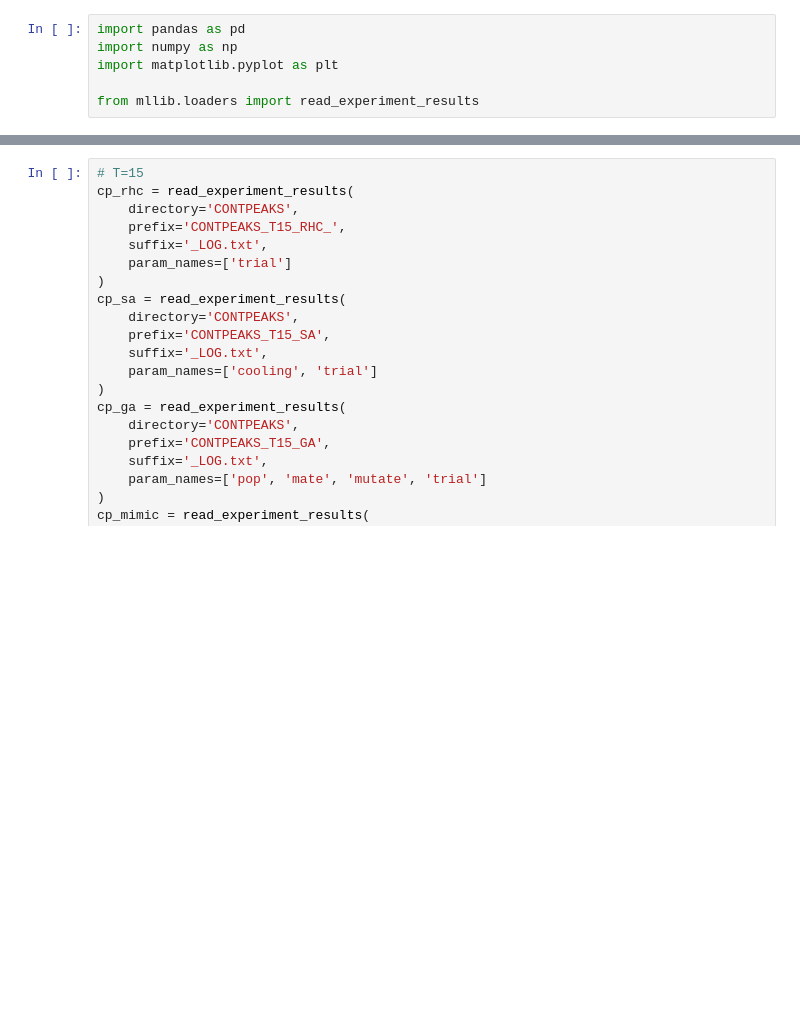
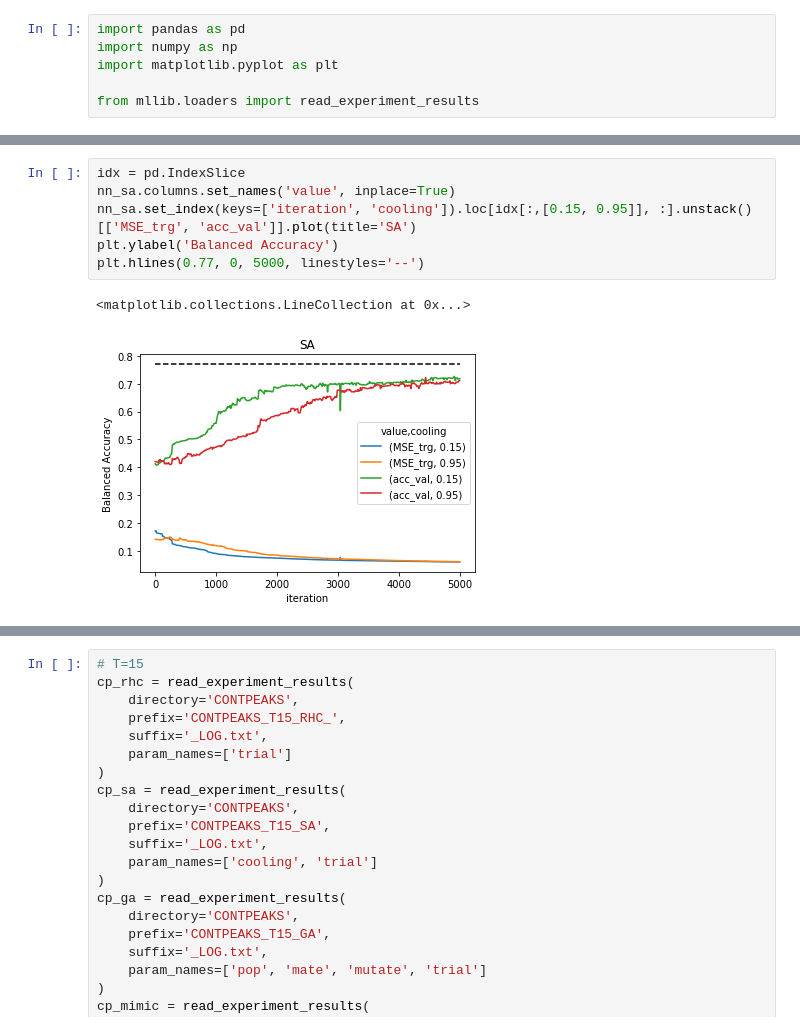
Before and after one commit to 90lantran/CS7641-assignment-2, a Jupyter notebook: nb_analysis.ipynb, the cells around one changed output, grey strips where cells are left out. Drawn from its saved outputs; the diff is of its cells as text; blank space fills up the shorter version.

```diff
--- a/nb_analysis.ipynb
+++ b/nb_analysis.ipynb
@@ -10,0 +60,9 @@ from mllib.loaders import read_experiment_results
+# %%
+idx = pd.IndexSlice
+nn_sa.columns.set_names('value', inplace=True)
+nn_sa.set_index(keys=['iteration', 'cooling']).loc[idx[:,[0.15, 0.95]], :].unstack()[['MSE_trg', 'acc_val']].plot(title='SA')
+plt.ylabel('Balanced Accuracy')
+plt.hlines(0.77, 0, 5000, linestyles='--')
+# %% [output]
+<matplotlib.collections.LineCollection at 0x...>
+[figure, added]
```
Also changed, not shown: parts of 50 cells of this notebook, 1 other file.
